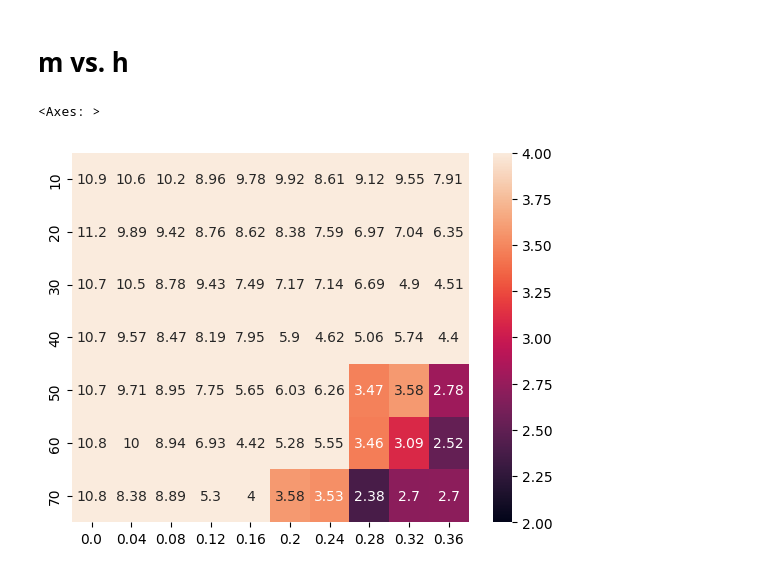
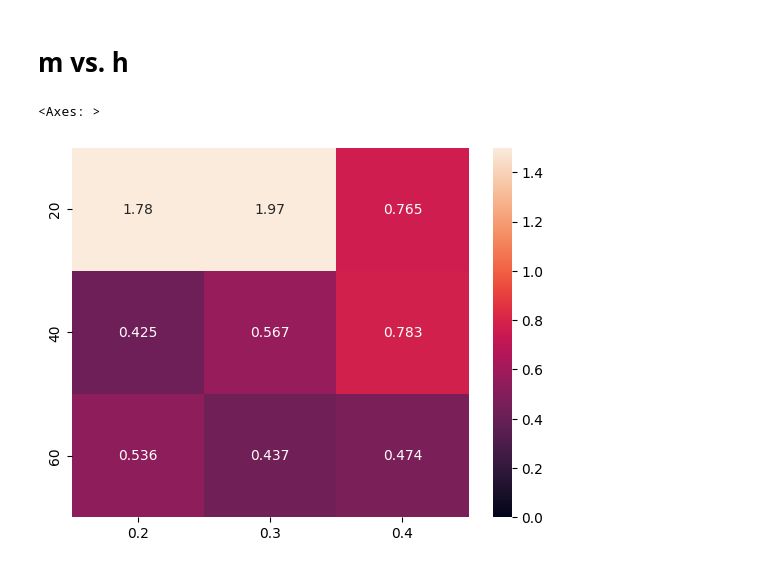
Before and after one commit to KotaTakeda/da_py, a Jupyter notebook: examples/l63_pf.ipynb, the cells around one changed output. Saved outputs shown, nothing was run; the diff lists cells and outputs as text; code cells hidden in the pictures.

```diff
--- a/examples/l63_pf.ipynb
+++ b/examples/l63_pf.ipynb
@@ -41,15 +41,15 @@ def M(x, Dt):
 I = np.eye(3)
 
 # 観測
-# H = I
-H = np.eye(1,3)
+H = I
+# H = np.eye(1,3)
 # H = np.eye(2,3)
 
 # モデル誤差共分散, 最初は完全モデルを仮定
 Q = np.zeros((3, 3))
 
 # 観測誤差共分散, 後で定数倍の変化をさせる.
-r0 = 8
+r0 = 1
 R = r0*I
 
 # 観測値と真値
@@ -121,16 +121,16 @@ def compute_rmse(simulate_params):
 # from da.params import prod_params_kv
 from da.optimize import grid_search2
 
-m_list = np.arange(1, 8+1)*10
-h_list = np.arange(0.0, 0.4, 0.04)
+m_list = [20, 40, 60]
+h_list = [0.2, 0.3, 0.4]
 
 # params_kv = prod_params_kv("m", m_list, "h", h_list)
 # print(params_kv)
 
-df = grid_search2(compute_rmse, "m", m_list, "h", h_list, n_multi=2, multi_type="process")
+df = grid_search2(compute_rmse, "m", m_list, "h", h_list, n_multi=1, multi_type="process")
 # %%
 import seaborn as sns
-sns.heatmap(df, annot=True, fmt=".3g", vmax=4.0, vmin=2.0)
+sns.heatmap(df, annot=True, fmt=".3g", vmax=np.sqrt(r0)*1.5, vmin=max([0.0, np.sqrt(r0)-1.0]))
 # %% [output]
 <Axes: >
-[figure, old version]
+[figure, new version]
```
Also changed, not shown: 4 other files.
